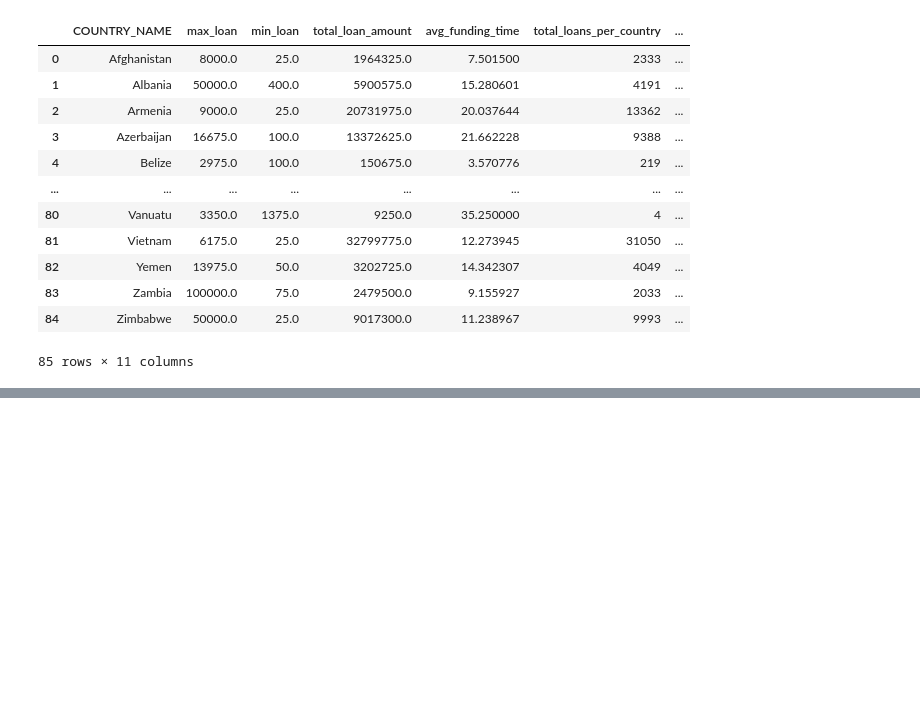
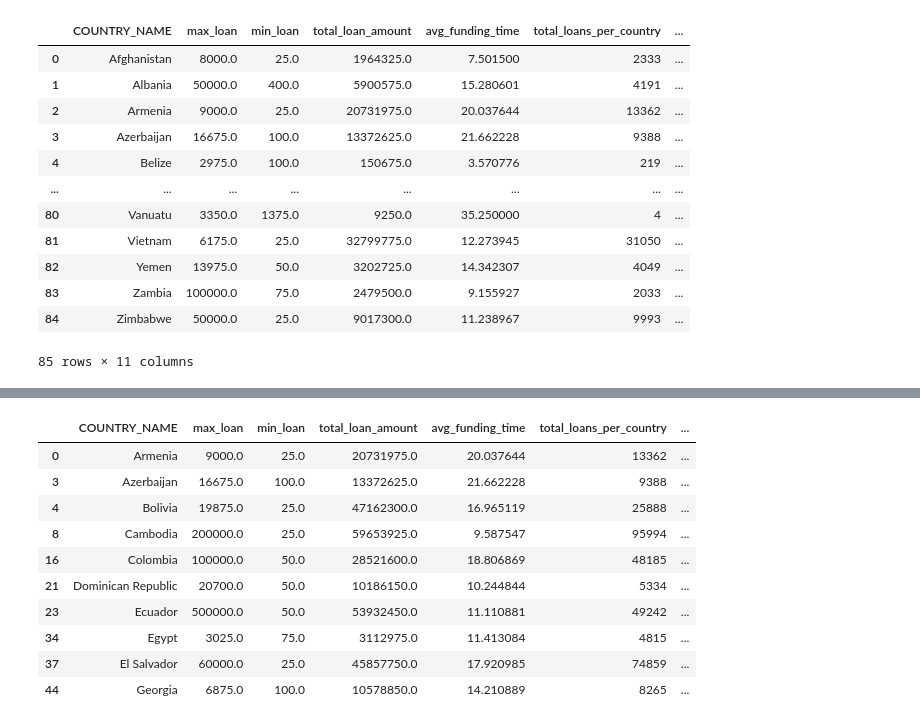
Before and after one commit to emmysobieski/TeamPySpark, a Jupyter notebook: Dashboard_Data_Exploration.ipynb, the cells around one changed output, grey strips where cells are left out. Drawn from its saved outputs; the diff is of its cells as text; code cells hidden in the pictures; blank space fills up the shorter version.

```diff
--- a/Dashboard_Data_Exploration.ipynb
+++ b/Dashboard_Data_Exploration.ipynb
@@ -519,0 +520,16 @@ country_joined_df
+# %%
+#drop duplicates
+country_joined_final_df = country_joined_df.drop_duplicates()
+country_joined_final_df.head(10)
+# %% [output]
+|  | COUNTRY_NAME | max_loan | min_loan | total_loan_amount | avg_funding_time | total_loans_per_country | ... |
+| 0 | Armenia | 9000.0 | 25.0 | 20731975.0 | 20.037644 | 13362 | ... |
+| 3 | Azerbaijan | 16675.0 | 100.0 | 13372625.0 | 21.662228 | 9388 | ... |
+| 4 | Bolivia | 19875.0 | 25.0 | 47162300.0 | 16.965119 | 25888 | ... |
+| 8 | Cambodia | 200000.0 | 25.0 | 59653925.0 | 9.587547 | 95994 | ... |
+| 16 | Colombia | 100000.0 | 50.0 | 28521600.0 | 18.806869 | 48185 | ... |
+| 21 | Dominican Republic | 20700.0 | 50.0 | 10186150.0 | 10.244844 | 5334 | ... |
+| 23 | Ecuador | 500000.0 | 50.0 | 53932450.0 | 11.110881 | 49242 | ... |
+| 34 | Egypt | 3025.0 | 75.0 | 3112975.0 | 11.413084 | 4815 | ... |
+| 37 | El Salvador | 60000.0 | 25.0 | 45857750.0 | 17.920985 | 74859 | ... |
+| 44 | Georgia | 6875.0 | 100.0 | 10578850.0 | 14.210889 | 8265 | ... |
```
Also changed, not shown: parts of 7 cells of this notebook, 1 other file.
